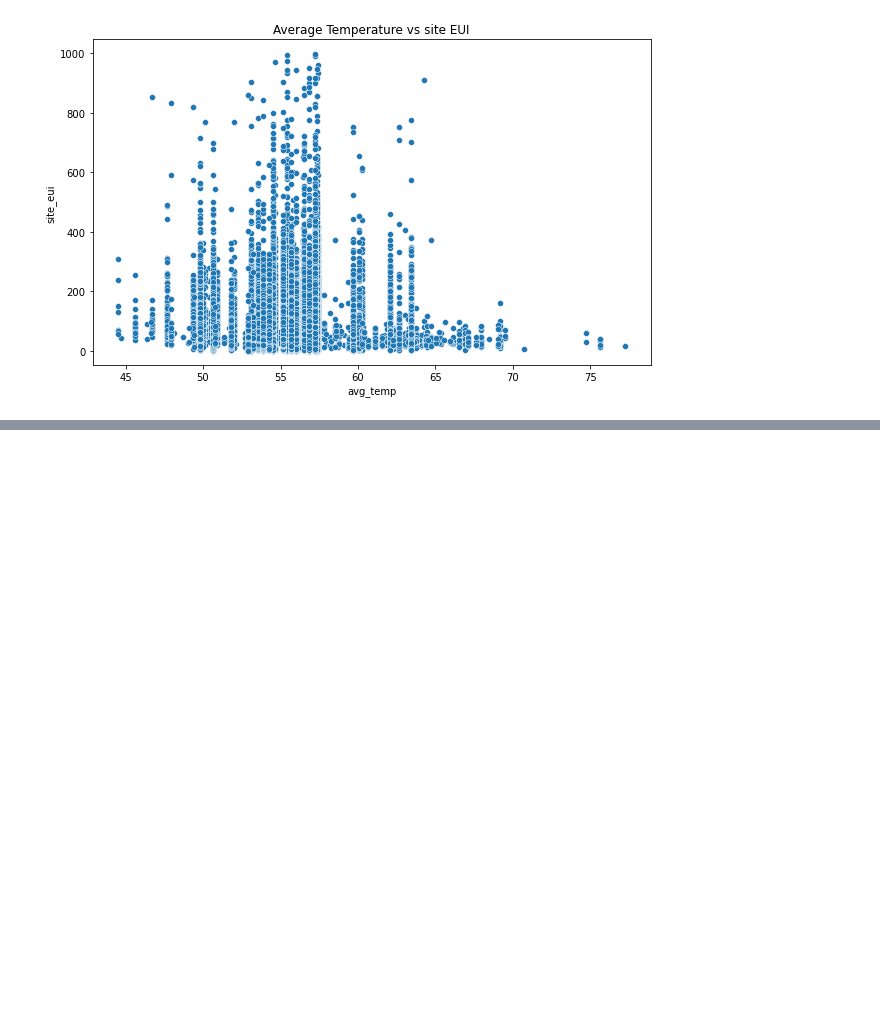
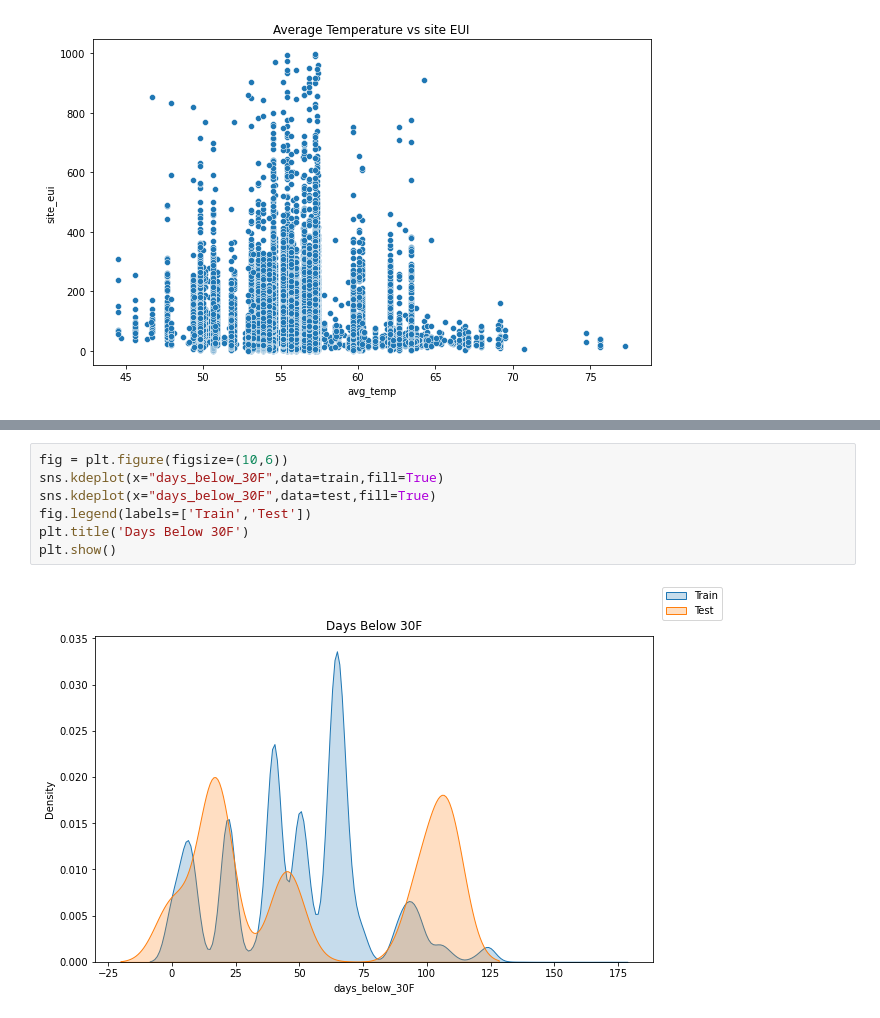
Before and after one commit to ccollado7/wds-datathon-2022, a Jupyter notebook: notebooks/EDA/kaggle-wds-EDA.ipynb, the cells around one changed output, grey strips where cells are left out. Cells and saved outputs as stored; diff of their text form; blank space fills up the shorter version.

```diff
--- a/notebooks/EDA/kaggle-wds-EDA.ipynb
+++ b/notebooks/EDA/kaggle-wds-EDA.ipynb
@@ -930,0 +963,9 @@ Text(0.5, 1.0, 'Average Temperature vs site EUI')
+# %%
+fig = plt.figure(figsize=(10,6))
+sns.kdeplot(x="days_below_30F",data=train,fill=True)
+sns.kdeplot(x="days_below_30F",data=test,fill=True)
+fig.legend(labels=['Train','Test'])
+plt.title('Days Below 30F')
+plt.show()
+# %% [output]
+[figure, added]
```
Also changed, not shown: parts of 87 cells of this notebook.
